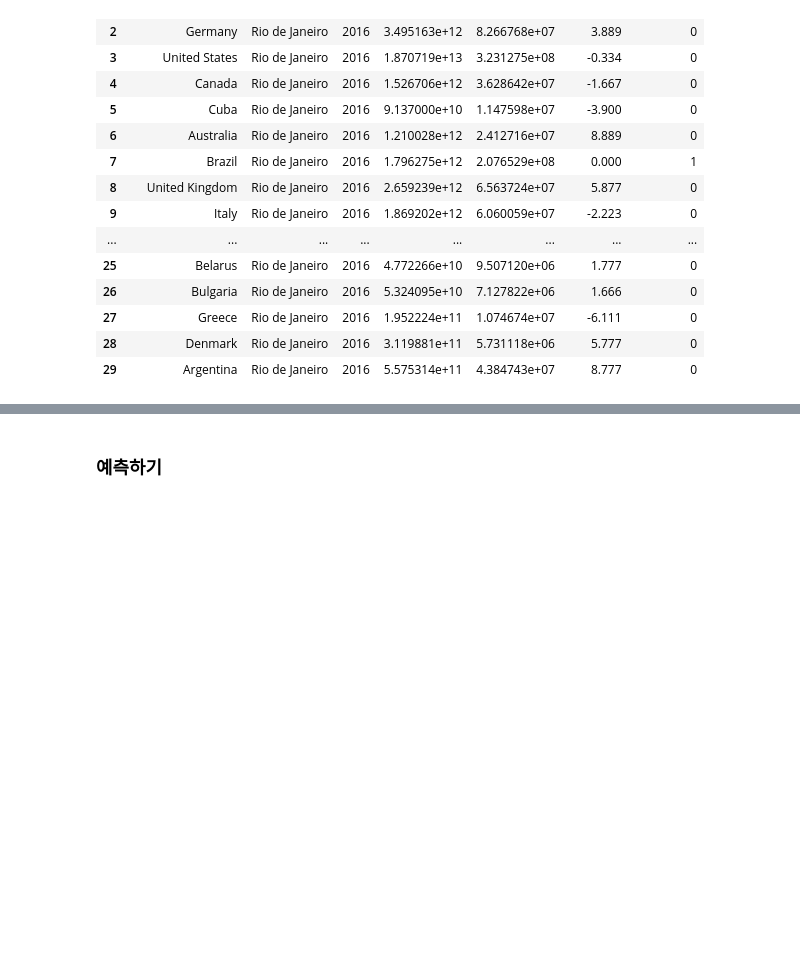
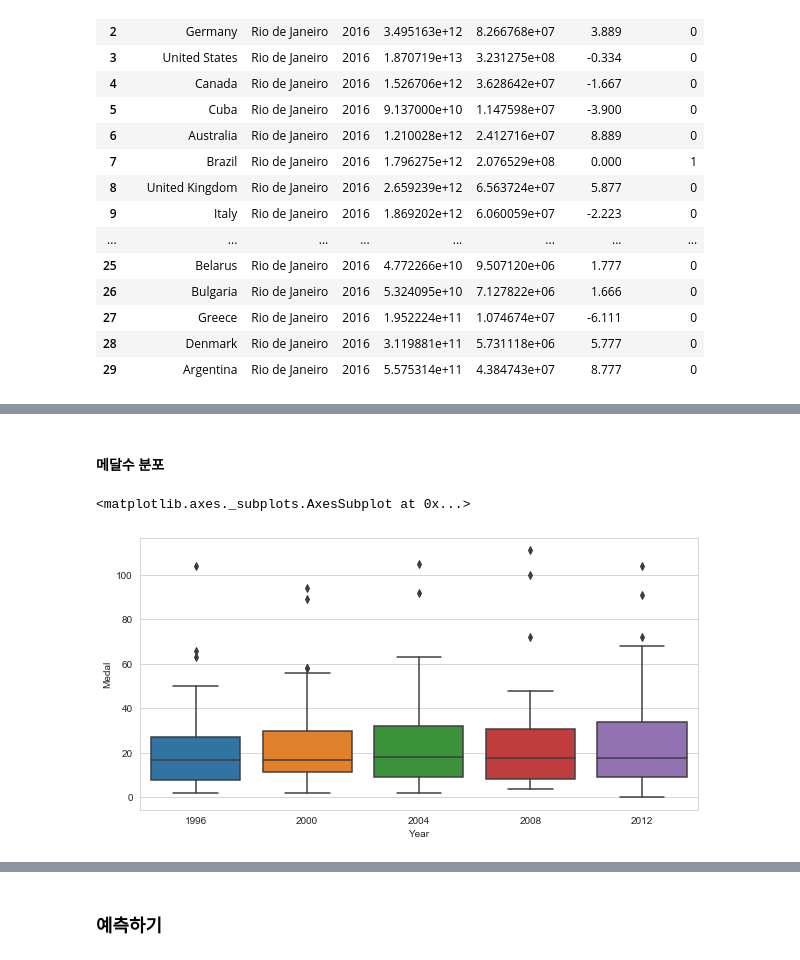
Before and after one commit to hogoood/my_own_project, a Jupyter notebook: Olympic Medals.ipynb, the cells around one changed output, grey strips where cells are left out. Drawn from its saved outputs; the diff is of its cells as text; code cells hidden in the pictures; blank space fills up the shorter version.

Commit message:
Add visualizations

```diff
--- a/Olympic Medals.ipynb
+++ b/Olympic Medals.ipynb
@@ -1084,33 +1084,3 @@ train.pivot_table(values = "Medal", index = ["City"], aggfunc = "sum")
 | Beijing | 777 |
 | London | 764 |
 | Sydney | 768 |
-# %%
-athens = train.pivot_table(values = "Medal", index = ["City", "Country"],
-                  aggfunc = "sum").iloc[:30].reset_index()
-athens["Ratio"] = athens.Medal / 771 * 100
-atlanta = train.pivot_table(values = "Medal", index = ["City", "Country"],
-                  aggfunc = "sum").iloc[30:60].reset_index()
-atlanta["Ratio"] = atlanta.Medal / 716 * 100
-beijing = train.pivot_table(values = "Medal", index = ["City", "Country"],
-                  aggfunc = "sum").iloc[60:90].reset_index()
-beijing["Ratio"] = beijing.Medal / 777 * 100
-london = train.pivot_table(values = "Medal", index = ["City", "Country"],
-                  aggfunc = "sum").iloc[90:120].reset_index()
-london["Ratio"] = london.Medal / 764 * 100
-sydney = train.pivot_table(values = "Medal", index = ["City", "Country"],
-                  aggfunc = "sum").iloc[120:150].reset_index()
-sydney["Ratio"] = sydney.Medal / 768 * 100
-
-atlanta["Increment"] = pd.Series()
-sydney["Increment"] = sydney.Ratio - atlanta.Ratio
-athens["Increment"] = atlanta.Ratio - sydney.Ratio
-beijing["Increment"] = beijing.Ratio - athens.Ratio
-london["Increment"] = london.Ratio - beijing.Ratio
-
-atlanta = atlanta.fillna(0)
-aa = atlanta.append(sydney)
-bb = aa.append(athens)
-cc = bb.append(beijing)
-dd = cc.append(london)
-
-dd
@@ -1528,0 +1508,8 @@ test
+# %% [markdown]
+#### 메달수 분포
+# %%
+plt.figure(figsize = (10, 5))
+sns.boxplot(data = train, x = 'Year', y = 'Medal')
+# %% [output]
+<matplotlib.axes._subplots.AxesSubplot at 0x...>
+[figure, added]
```
Also changed, not shown: parts of 11 cells of this notebook.
